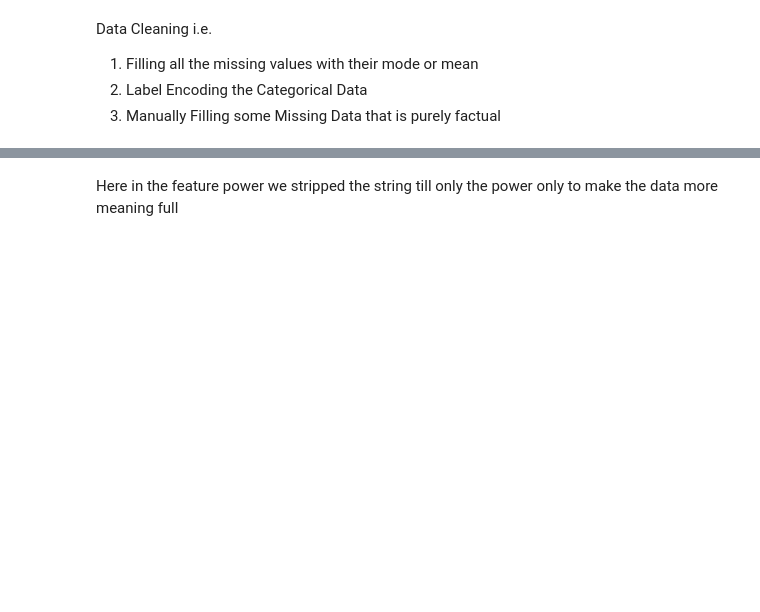
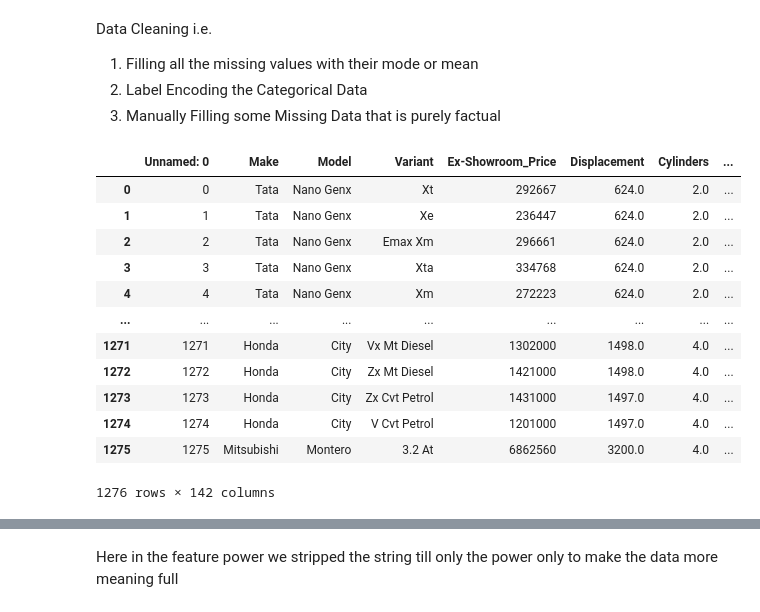
Before and after one commit to cosmic643/Car_price_prediction, a Jupyter notebook: car_price_predict.ipynb, the cells around one changed output, grey strips where cells are left out. Drawn from its saved outputs; the diff is of its cells as text; code cells hidden in the pictures; blank space fills up the shorter version.

```diff
--- a/car_price_predict.ipynb
+++ b/car_price_predict.ipynb
@@ -63,33 +63,48 @@ cars['Front_Track'] = cars['Front_Track'].str.replace("mm","")
 cars['Front_Track'] = pd.to_numeric(cars['Front_Track'],errors='coerce')
 cars['Front_Track'] = cars['Front_Track'].fillna(cars['Front_Track'].mean())
 cars['Rear_Track'] = cars['Rear_Track'].str.replace("mm","")
 cars['Rear_Track'] = pd.to_numeric(cars['Rear_Track'],errors='coerce')
 cars['Rear_Track'] = cars['Rear_Track'].fillna(cars['Rear_Track'].mean())
 cars['Wheelbase'] = cars['Wheelbase'].str.replace("mm","")
 cars['Wheelbase'] = pd.to_numeric(cars['Wheelbase'],errors='coerce')
 cars['Wheelbase'] = cars['Wheelbase'].fillna(cars['Wheelbase'].mean())
 cars['Boot_Space'] = cars['Boot_Space'].str.replace("litres","")
 cars['Boot_Space'] = pd.to_numeric(cars['Boot_Space'],errors='coerce')
 cars['Boot_Space'] = cars['Boot_Space'].fillna(cars['Boot_Space'].mean())
 cars['Minimum_Turning_Radius'] = cars['Minimum_Turning_Radius'].str.replace("meter","")
 cars['Minimum_Turning_Radius'] = pd.to_numeric(cars['Minimum_Turning_Radius'],errors='coerce')
 cars['Minimum_Turning_Radius'] = cars['Minimum_Turning_Radius'].fillna(cars['Minimum_Turning_Radius'].mean())
 cars['Gross_Vehicle_Weight'] = cars['Gross_Vehicle_Weight'].str.replace("kg","")
 cars['Gross_Vehicle_Weight'] = pd.to_numeric(cars['Gross_Vehicle_Weight'],errors='coerce')
 cars['Gross_Vehicle_Weight'] = cars['Gross_Vehicle_Weight'].fillna(cars['Gross_Vehicle_Weight'].mean())
 cars['Electric_Range'] = cars['Electric_Range'].str.replace("km/full charge","")
 cars['Electric_Range'] = pd.to_numeric(cars['Electric_Range'],errors='coerce')
 cars['Electric_Range'] = cars['Electric_Range'].fillna(cars['Electric_Range'].mean())
 cars['Battery']=cars['Battery'].str.replace("ampere-hour","").str.replace("kWh,Battery Placed Under Rear Seats","").str.replace("(kWh), Lithium Ion","").str.replace(" kWh* Advanced Li-ion polymer, liquid cooled battery pack with IP67 certification","").str.replace("","").str.replace("(kWh), Lithium Ion","")
 cars['Battery']=pd.to_numeric(cars['Battery'],errors='coerce')
 cars['Battery']=cars['Battery'].fillna(cars['Battery'].mean())
 cars['Gears']=pd.to_numeric(cars['Gears'],errors='coerce')
 cars['Gears']=cars['Gears'].fillna(cars['Gears'].mode())
 cars['Compression_Ratio']=pd.to_numeric(cars['Compression_Ratio'],errors='coerce')
 cars['USB_Ports']=pd.to_numeric(cars['USB_Ports'],errors='coerce')
 cars['USB_Ports']=cars['USB_Ports'].fillna(cars['USB_Ports'].mean())
 cars['Seating_Capacity']=cars['Seating_Capacity'].fillna(cars['Seating_Capacity'].median())
 cars['Compression_Ratio']=cars['Compression_Ratio'].fillna(cars['Compression_Ratio'].mean())
+cars
+# %% [output]
+|  | Unnamed: 0 | Make | Model | Variant | Ex-Showroom_Price | Displacement | Cylinders | ... |
+| 0 | 0 | Tata | Nano Genx | Xt | 292667 | 624.0 | 2.0 | ... |
+| 1 | 1 | Tata | Nano Genx | Xe | 236447 | 624.0 | 2.0 | ... |
+| 2 | 2 | Tata | Nano Genx | Emax Xm | 296661 | 624.0 | 2.0 | ... |
+| 3 | 3 | Tata | Nano Genx | Xta | 334768 | 624.0 | 2.0 | ... |
+| 4 | 4 | Tata | Nano Genx | Xm | 272223 | 624.0 | 2.0 | ... |
+| ... | ... | ... | ... | ... | ... | ... | ... | ... |
+| 1271 | 1271 | Honda | City | Vx Mt Diesel | 1302000 | 1498.0 | 4.0 | ... |
+| 1272 | 1272 | Honda | City | Zx Mt Diesel | 1421000 | 1498.0 | 4.0 | ... |
+| 1273 | 1273 | Honda | City | Zx Cvt Petrol | 1431000 | 1497.0 | 4.0 | ... |
+| 1274 | 1274 | Honda | City | V Cvt Petrol | 1201000 | 1497.0 | 4.0 | ... |
+| 1275 | 1275 | Mitsubishi | Montero | 3.2 At | 6862560 | 3200.0 | 4.0 | ... |
+1276 rows × 142 columns
 # %% [markdown]
 Prediction of Prices using the following parameters:
 1. Displacement
```
Also changed, not shown: parts of 24 cells of this notebook.
